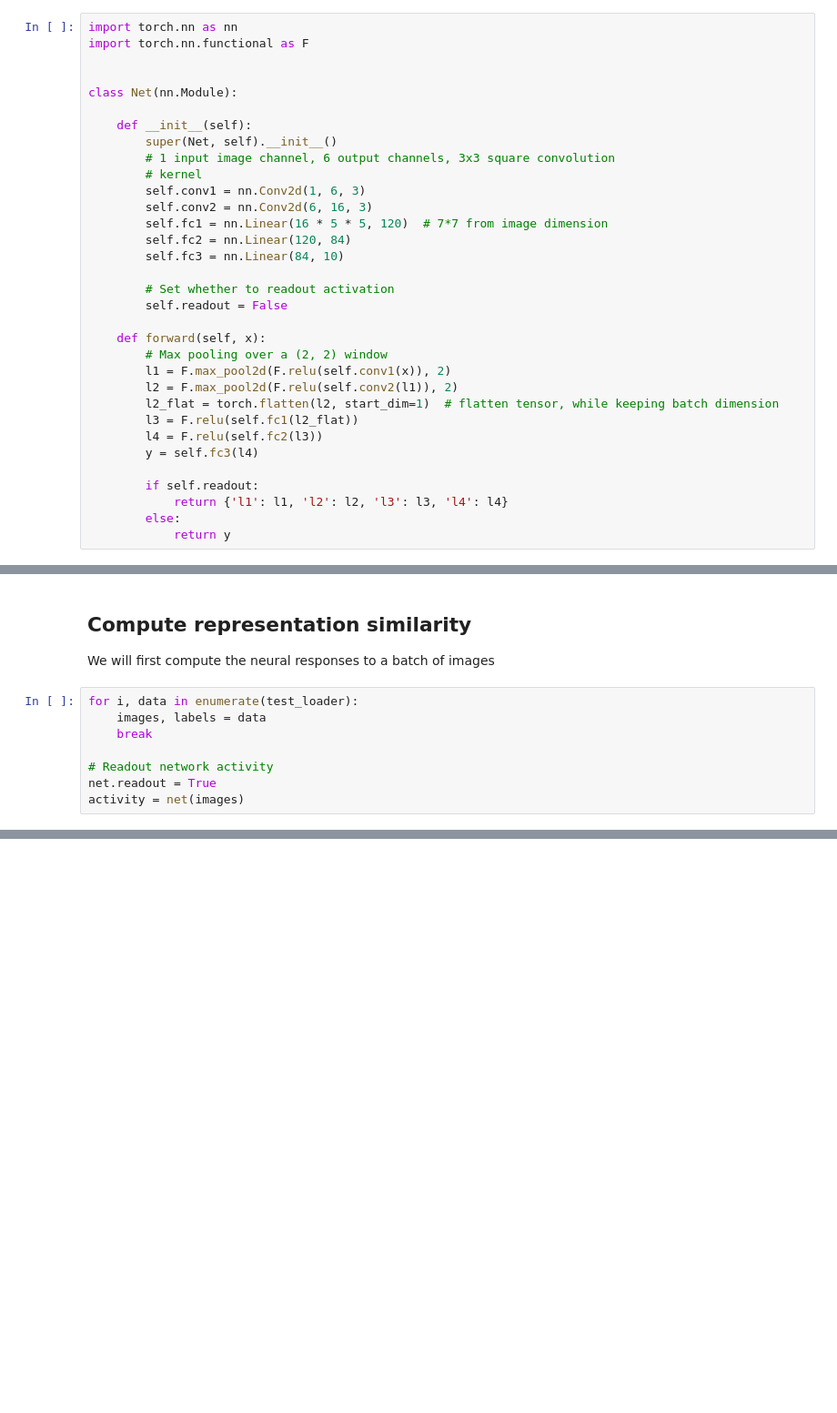
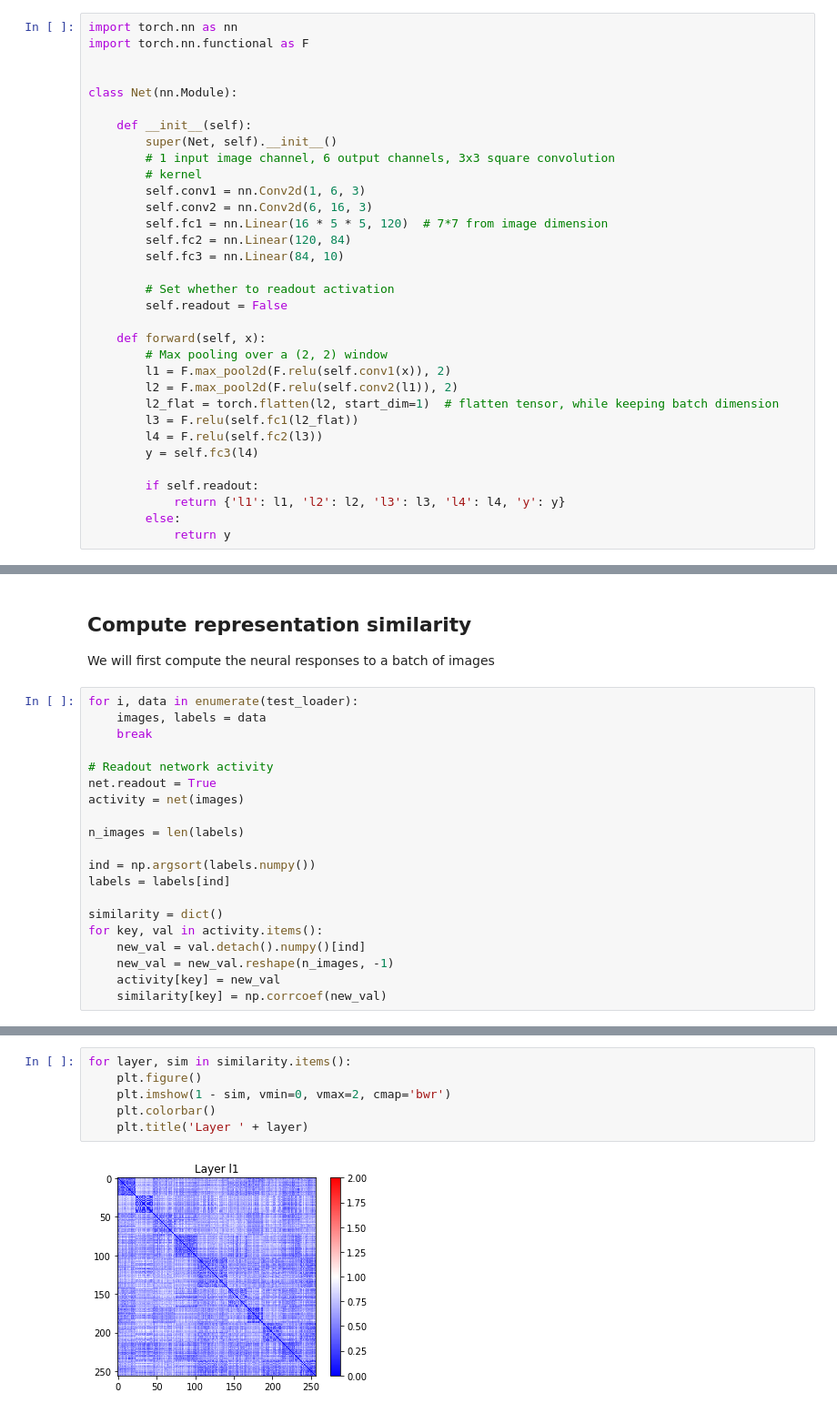
Before and after one commit to gyyang/nn-brain, a Jupyter notebook: ConvolutionalNetwork.ipynb, the cells around one changed output, grey strips where cells are left out. Shown: that part at 91% size. Drawn from its saved outputs; the diff is of its cells as text; blank space fills up the shorter version.

```diff
--- a/ConvolutionalNetwork.ipynb
+++ b/ConvolutionalNetwork.ipynb
@@ -78,7 +74,7 @@ class Net(nn.Module):
         y = self.fc3(l4)
 
         if self.readout:
-            return {'l1': l1, 'l2': l2, 'l3': l3, 'l4': l4}
+            return {'l1': l1, 'l2': l2, 'l3': l3, 'l4': l4, 'y': y}
         else:
             return y
 # %% [markdown]
@@ -153,3 +144,15 @@ for i, data in enumerate(test_loader):
 # Readout network activity
 net.readout = True
 activity = net(images)
+
+n_images = len(labels)
+
+ind = np.argsort(labels.numpy())
+labels = labels[ind]
+
+similarity = dict()
+for key, val in activity.items():
+    new_val = val.detach().numpy()[ind]
+    new_val = new_val.reshape(n_images, -1)
+    activity[key] = new_val
+    similarity[key] = np.corrcoef(new_val)
@@ -159,0 +161,8 @@ torch.Size([256, 6, 13, 13])
+# %%
+for layer, sim in similarity.items():
+    plt.figure()
+    plt.imshow(1 - sim, vmin=0, vmax=2, cmap='bwr')
+    plt.colorbar()
+    plt.title('Layer ' + layer)
+# %% [output]
+[figure, added]
```
Also changed, not shown: parts of 12 cells of this notebook.
